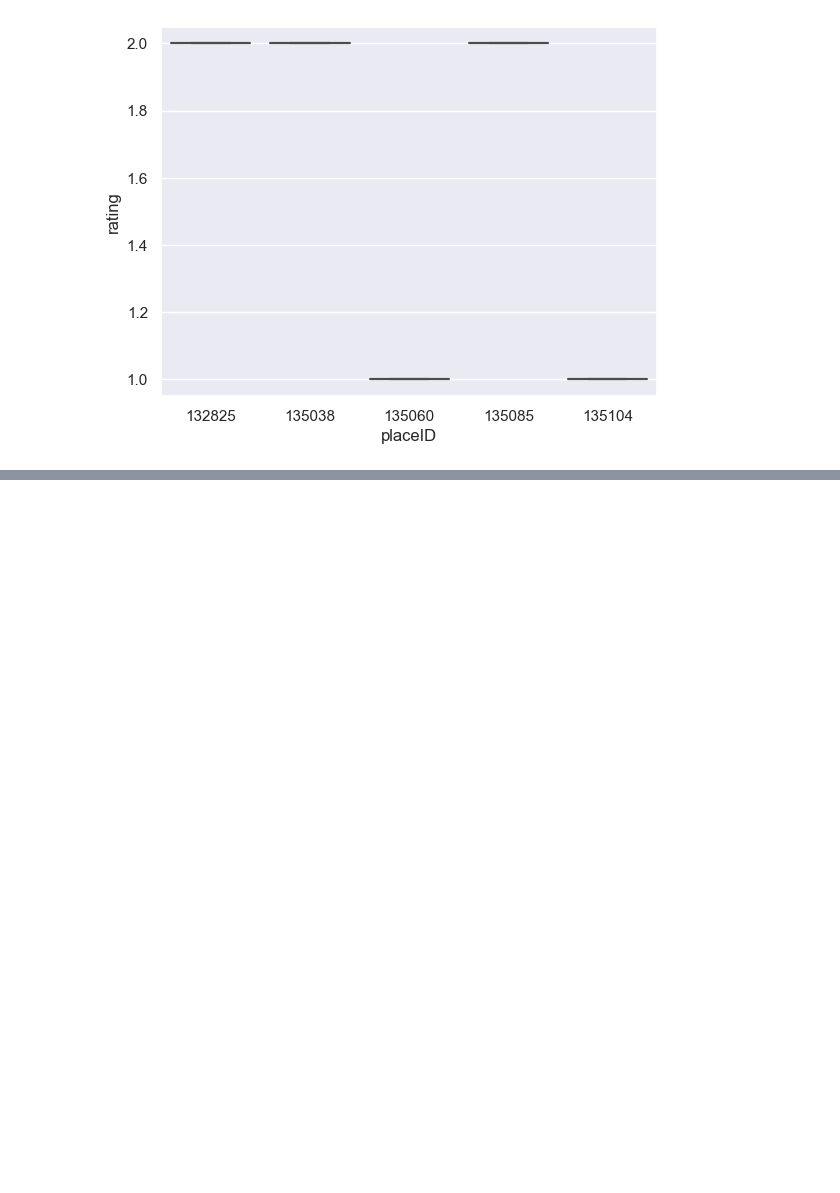
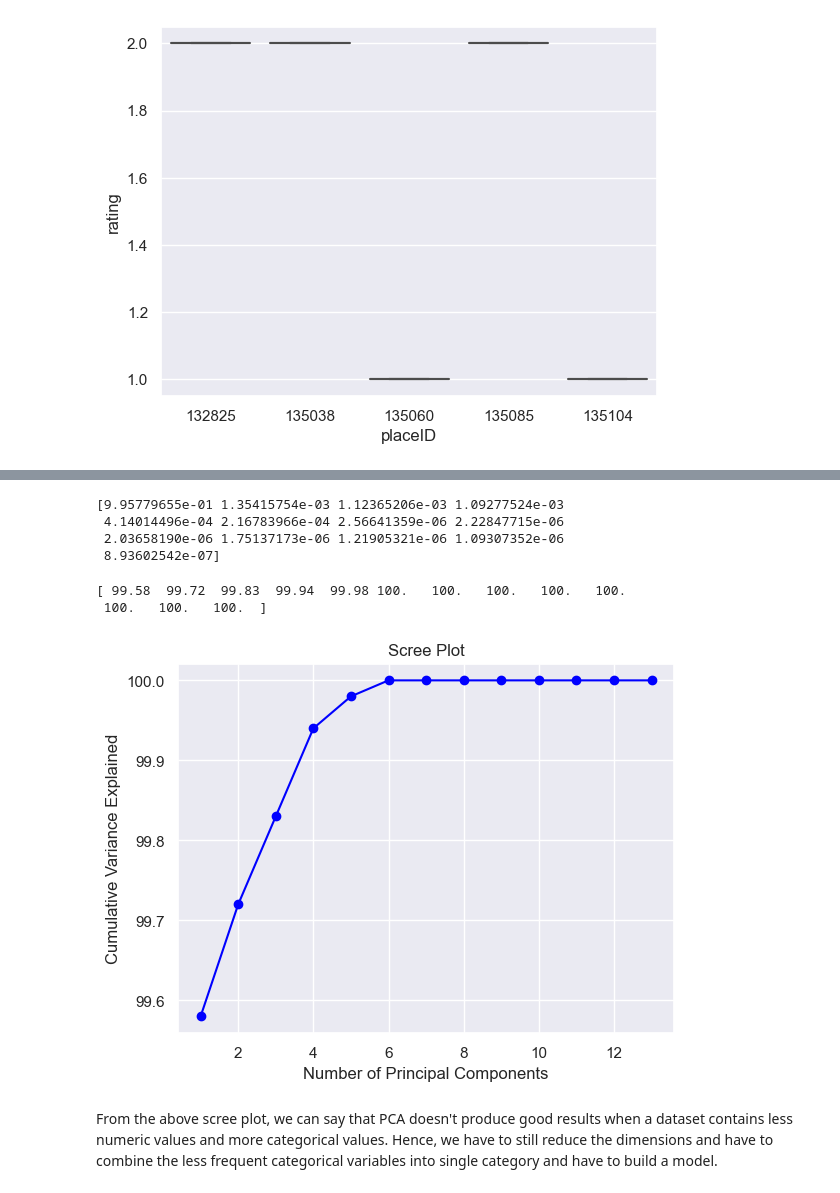
Before and after one commit to dpulivar/Restaurant_Recommendation_System_Group_3_DSML_IST5520, a Jupyter notebook: Milestone2/Restaurant_Reviews_Based_Recommendation_System_Group_3_Milestone2.ipynb, the cells around one changed output, grey strips where cells are left out. Drawn from its saved outputs; the diff is of its cells as text; code cells hidden in the pictures; blank space fills up the shorter version.

```diff
--- a/Milestone2/Restaurant_Reviews_Based_Recommendation_System_Group_3_Milestone2.ipynb
+++ b/Milestone2/Restaurant_Reviews_Based_Recommendation_System_Group_3_Milestone2.ipynb
@@ -1227,0 +1300,28 @@ sns.boxplot(x='placeID',y='rating',data=ratings.head());
+# %%
+#The amount of variance that each PC explains
+var = pca1.explained_variance_ratio_
+
+print(var)
+# %% [output]
+[9.95779655e-01 1.35415754e-03 1.12365206e-03 1.09277524e-03
+ 4.14014496e-04 2.16783966e-04 2.56641359e-06 2.22847715e-06
+ 2.03658190e-06 1.75137173e-06 1.21905321e-06 1.09307352e-06
+ 8.93602542e-07]
+# %%
+#Cumulative Variance explains
+var1 = np.cumsum(np.round(pca1.explained_variance_ratio_, decimals=4)*100)
+
+print(var1)
+# %% [output]
+[ 99.58  99.72  99.83  99.94  99.98 100.   100.   100.   100.   100.
+ 100.   100.   100.  ]
+# %%
+var1 = pd.DataFrame(var1, index=np.arange(1,14))
+plt.plot(var1,'-o',color='blue')
+plt.title('Scree Plot')
+plt.xlabel('Number of Principal Components')
+plt.ylabel('Cumulative Variance Explained');
+# %% [output]
+[figure, added]
+# %% [markdown]
+From the above scree plot, we can say that PCA doesn't produce good results when a dataset contains less numeric values and more categorical values. Hence, we have to still reduce the dimensions and have to combine the less frequent categorical variables into single category and have to build a model.
```
Also changed, not shown: parts of 17 cells of this notebook.
